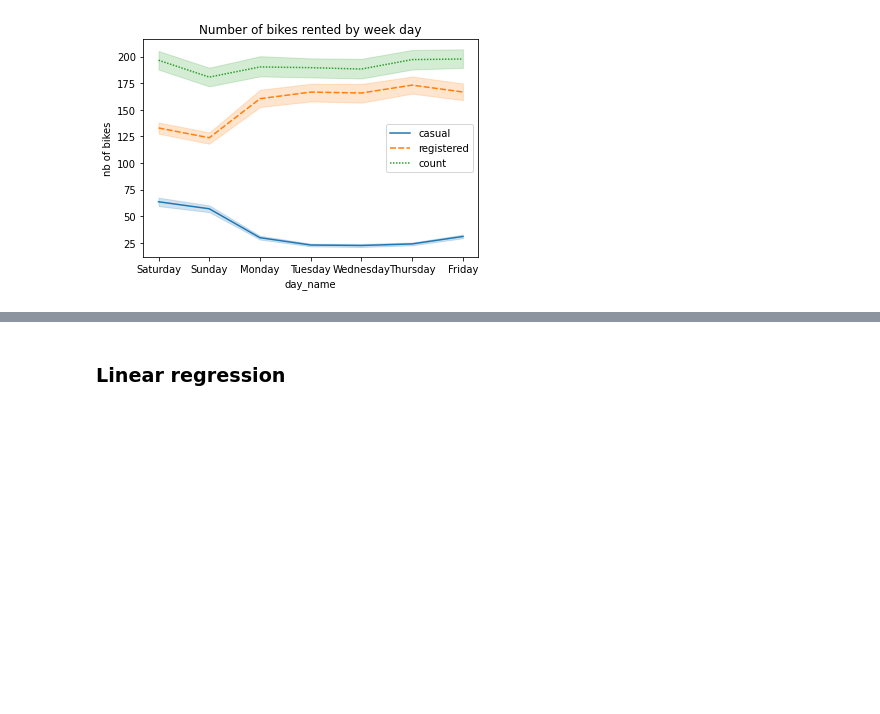
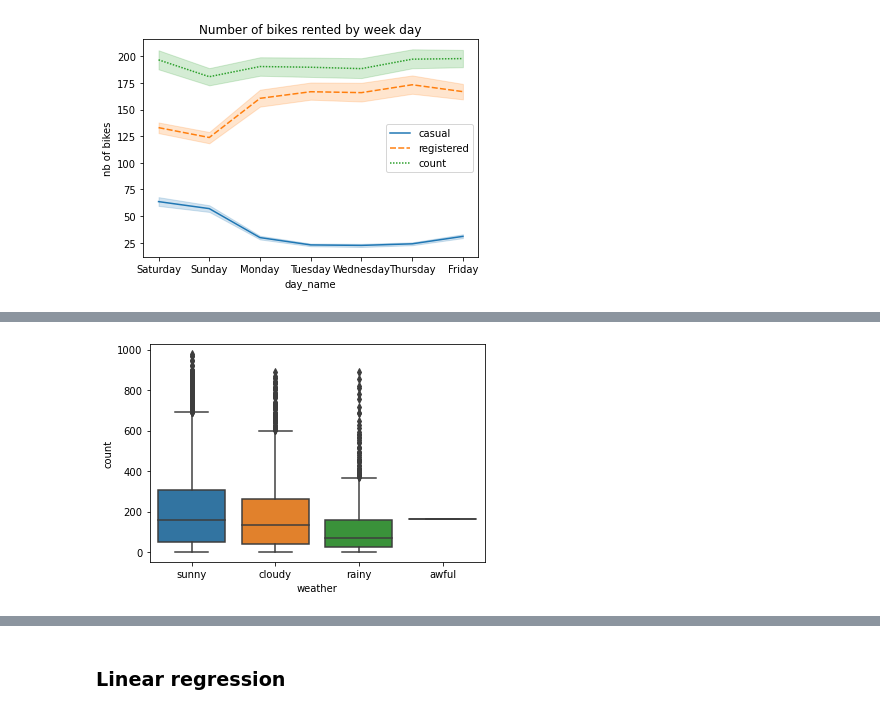
Before and after one commit to Kenoai/Spiced-Academy-Bootcamp, a Jupyter notebook: week_3/Project_3/Project_3.ipynb, the cells around one changed output, grey strips where cells are left out. Saved outputs shown, nothing was run; the diff lists cells and outputs as text; code cells hidden in the pictures; blank space fills up the shorter version.

```diff
--- a/week_3/Project_3/Project_3.ipynb
+++ b/week_3/Project_3/Project_3.ipynb
@@ -162,0 +177,5 @@ plt.title('Number of bikes rented by week day');
+# %%
+sns.boxplot(x='weather', y='count', data=df)
+plt.xticks([0,1,2,3], ['sunny', 'cloudy', 'rainy', 'awful']);
+# %% [output]
+[figure, added]
```
Also changed, not shown: parts of 37 cells of this notebook, 1 other file.
